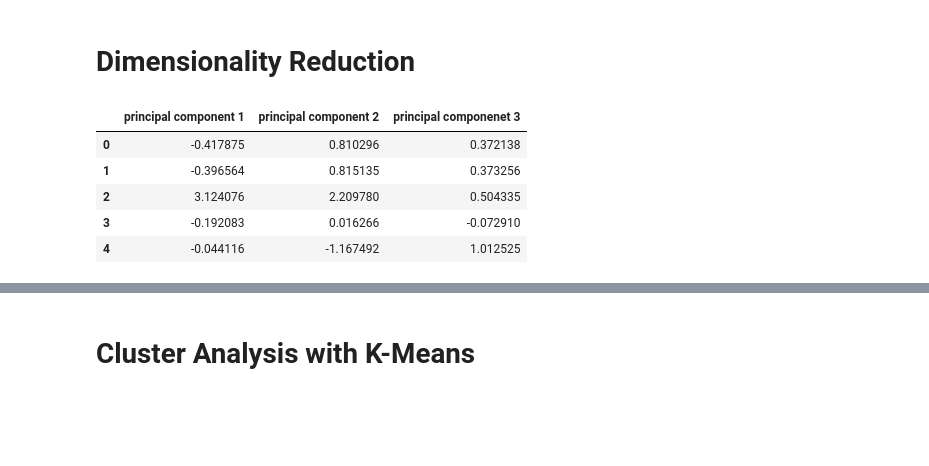
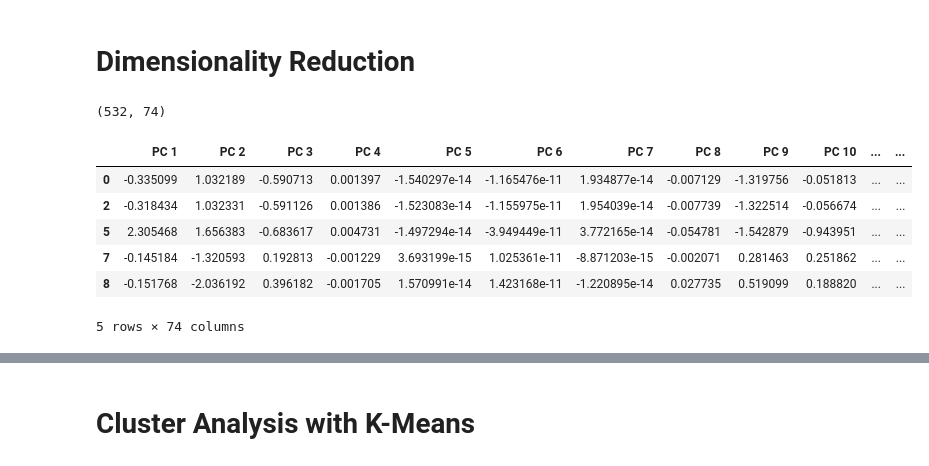
Before and after one commit to SColson82/Cryptocurrency, a Jupyter notebook: cryptocurrency.ipynb, the cells around one changed output, grey strips where cells are left out. Cells and saved outputs as stored; diff of their text form; code cells hidden in the pictures; blank space fills up the shorter version.

```diff
--- a/cryptocurrency.ipynb
+++ b/cryptocurrency.ipynb
@@ -144,3 +156,7 @@ IsTrading_df
 | 1246 | Equihash | PoW | 7.296538e+06 | 21000000 |
 | 1247 | Scrypt | PoS | 1.283270e+05 | 1000000 |
 532 rows × 4 columns
+# %%
+# One-Hot encoding on Algorithm and Prooftype columns
+IsTrading_df = pd.get_dummies(data=IsTrading_df, columns=['Algorithm', 'ProofType'])
+IsTrading_df
@@ -147,7 +177,7 @@ IsTrading_df
 # %%
-# Rather than using dummy variables I am using Label Encoding to convert to numeric.
-ColumnsToBeEncoded=['Algorithm', 'ProofType']
-for column in ColumnsToBeEncoded:
-    le=LabelEncoder()
-    IsTrading_df[column] = le.fit_transform(IsTrading_df[column].values)
-IsTrading_df
+# # Rather than using dummy variables I am using Label Encoding to convert to numeric.
+# ColumnsToBeEncoded=['Algorithm', 'ProofType']
+# for column in ColumnsToBeEncoded:
+#     le=LabelEncoder()
+#     IsTrading_df[column] = le.fit_transform(IsTrading_df[column].values)
+# IsTrading_df
@@ -186,19 +214,24 @@ pca =PCA(n_components=0.90)
 
 # Get principal components of the data.
 crypto_pca = pca.fit_transform(scaled_IsTrading)
+crypto_pca.shape
+# %% [output]
+(532, 74)
 # %%
 # Transform PCA data to a DataFrame
+column_names = [f'PC {i}'for i in range(1, 75)]
 df_crypto_pca = pd.DataFrame(
-    data=crypto_pca, columns=["principal component 1", "principal component 2", "principal componenet 3"]
+    data=crypto_pca, columns=column_names, index=IsTrading_df.index
 )
 df_crypto_pca.head()
 # %% [output]
-|  | principal component 1 | principal component 2 | principal componenet 3 |
-| 0 | -0.417875 | 0.810296 | 0.372138 |
-| 1 | -0.396564 | 0.815135 | 0.373256 |
-| 2 | 3.124076 | 2.209780 | 0.504335 |
-| 3 | -0.192083 | 0.016266 | -0.072910 |
-| 4 | -0.044116 | -1.167492 | 1.012525 |
+|  | PC 1 | PC 2 | PC 3 | PC 4 | PC 5 | PC 6 | PC 7 | PC 8 | PC 9 | PC 10 | ... | ... |
+| 0 | -0.335099 | 1.032189 | -0.590713 | 0.001397 | -1.540297e-14 | -1.165476e-11 | 1.934877e-14 | -0.007129 | -1.319756 | -0.051813 | ... | ... |
+| 2 | -0.318434 | 1.032331 | -0.591126 | 0.001386 | -1.523083e-14 | -1.155975e-11 | 1.954039e-14 | -0.007739 | -1.322514 | -0.056674 | ... | ... |
+| 5 | 2.305468 | 1.656383 | -0.683617 | 0.004731 | -1.497294e-14 | -3.949449e-11 | 3.772165e-14 | -0.054781 | -1.542879 | -0.943951 | ... | ... |
+| 7 | -0.145184 | -1.320593 | 0.192813 | -0.001229 | 3.693199e-15 | 1.025361e-11 | -8.871203e-15 | -0.002071 | 0.281463 | 0.251862 | ... | ... |
+| 8 | -0.151768 | -2.036192 | 0.396182 | -0.001705 | 1.570991e-14 | 1.423168e-11 | -1.220895e-14 | 0.027735 | 0.519099 | 0.188820 | ... | ... |
+5 rows × 74 columns
 # %%
 # Fetch the explained variance.
 pca.explained_variance_ratio_
```
Also changed, not shown: parts of 15 cells of this notebook, 4 other files.
